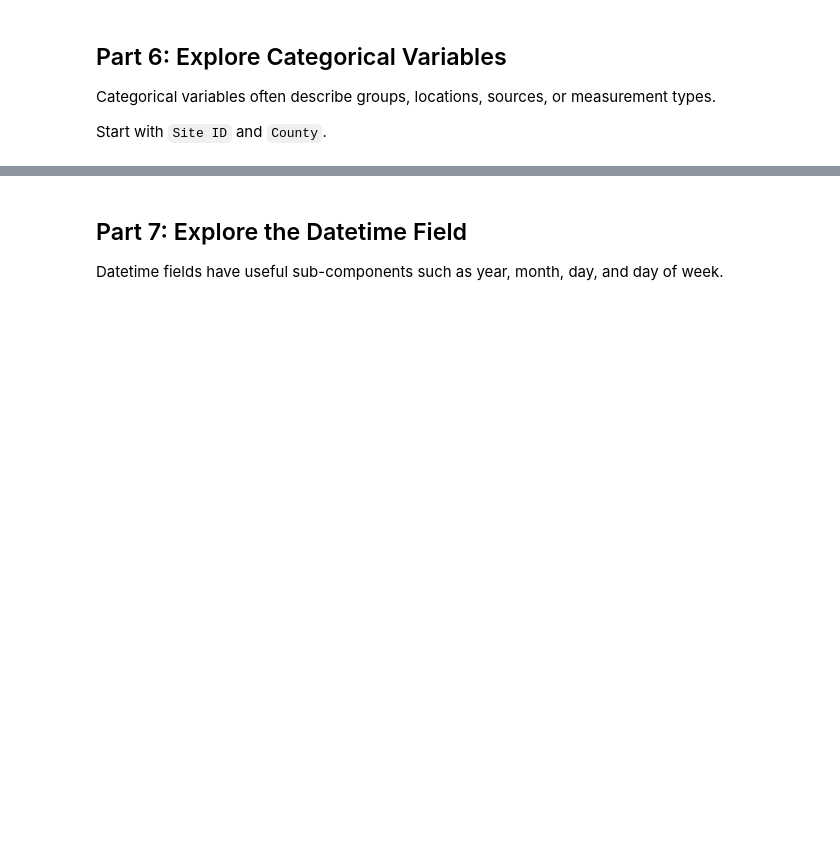
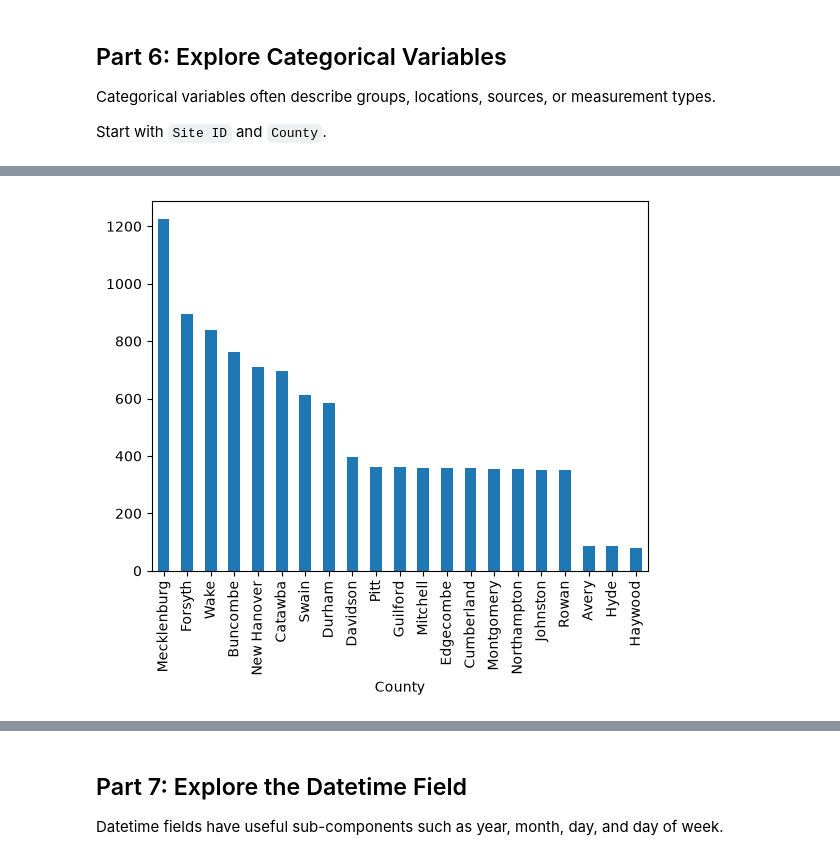
Before and after one commit to JoshG07/ENV700, a Jupyter notebook: lessons/M3-L-data-exploration-3-lab.ipynb, the cells around one changed output, grey strips where cells are left out. Cells and saved outputs as stored; diff of their text form; code cells hidden in the pictures; blank space fills up the shorter version.

````diff
--- a/lessons/M3-L-data-exploration-3-lab.ipynb
+++ b/lessons/M3-L-data-exploration-3-lab.ipynb
@@ -146,6 +222,6 @@ Use the column:
 ```
 # %%
 # Store the concentration column name in a shorter variable for reuse.
-conc_col = "Daily Mean PM2.5 Concentration"
+pm25 = pm25.rename(columns={"Daily Mean PM2.5 Concentration" : "conc_col"})
 # %%
 # Display descriptive statistics for daily mean PM2.5 concentration.
@@ -187,6 +313,9 @@ Start with `Site ID` and `County`.
 # %%
 # Create a simple bar plot showing the number of records by county.
 # Hint: combine value_counts() with Pandas .plot(kind='bar').
+pm25['County'].value_counts().plot(kind="bar");
+# %% [output]
+[figure, added]
 # %% [markdown]
 ### Interpretation
 
````
Also changed, not shown: parts of 29 cells of this notebook.
